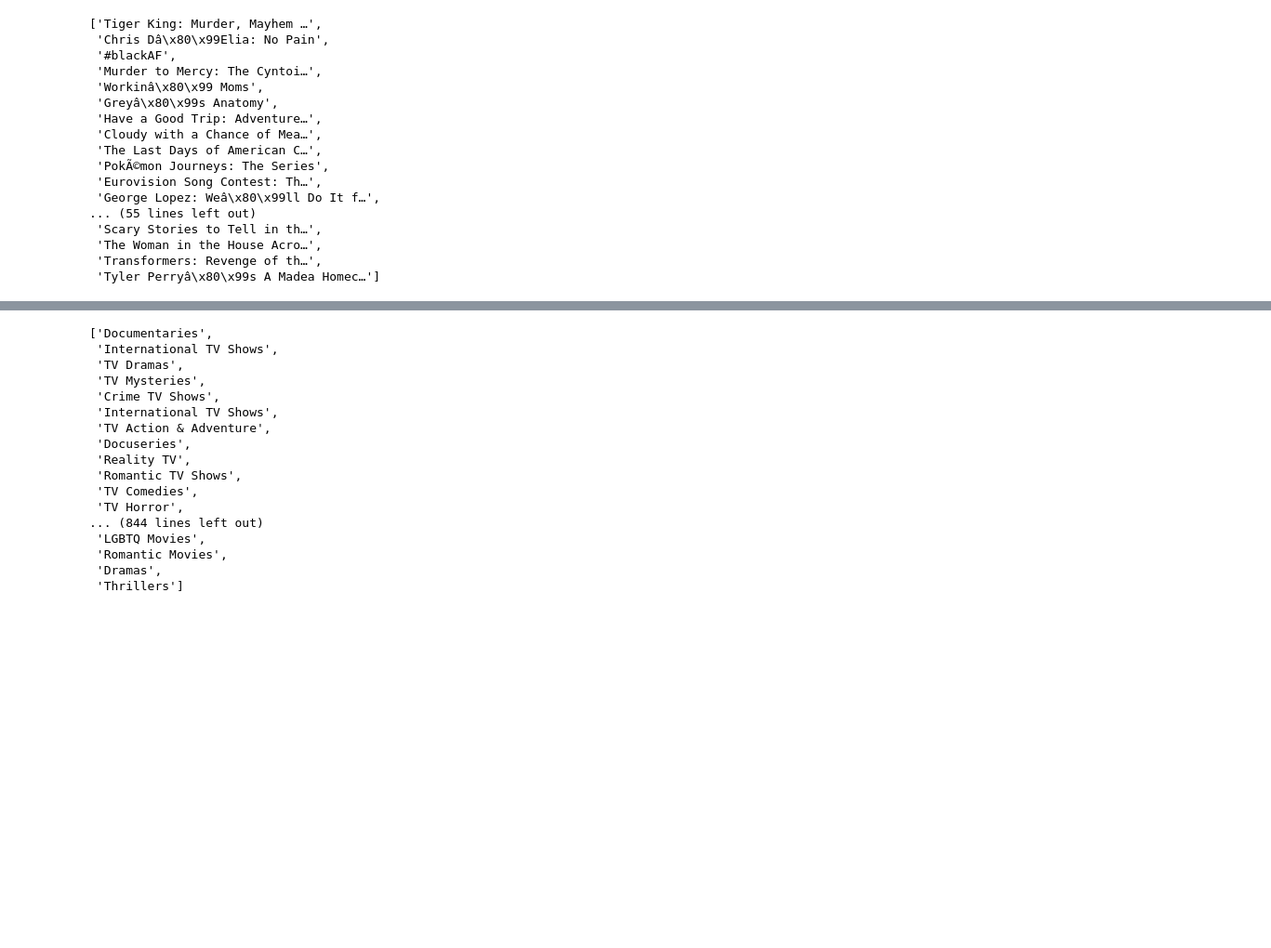
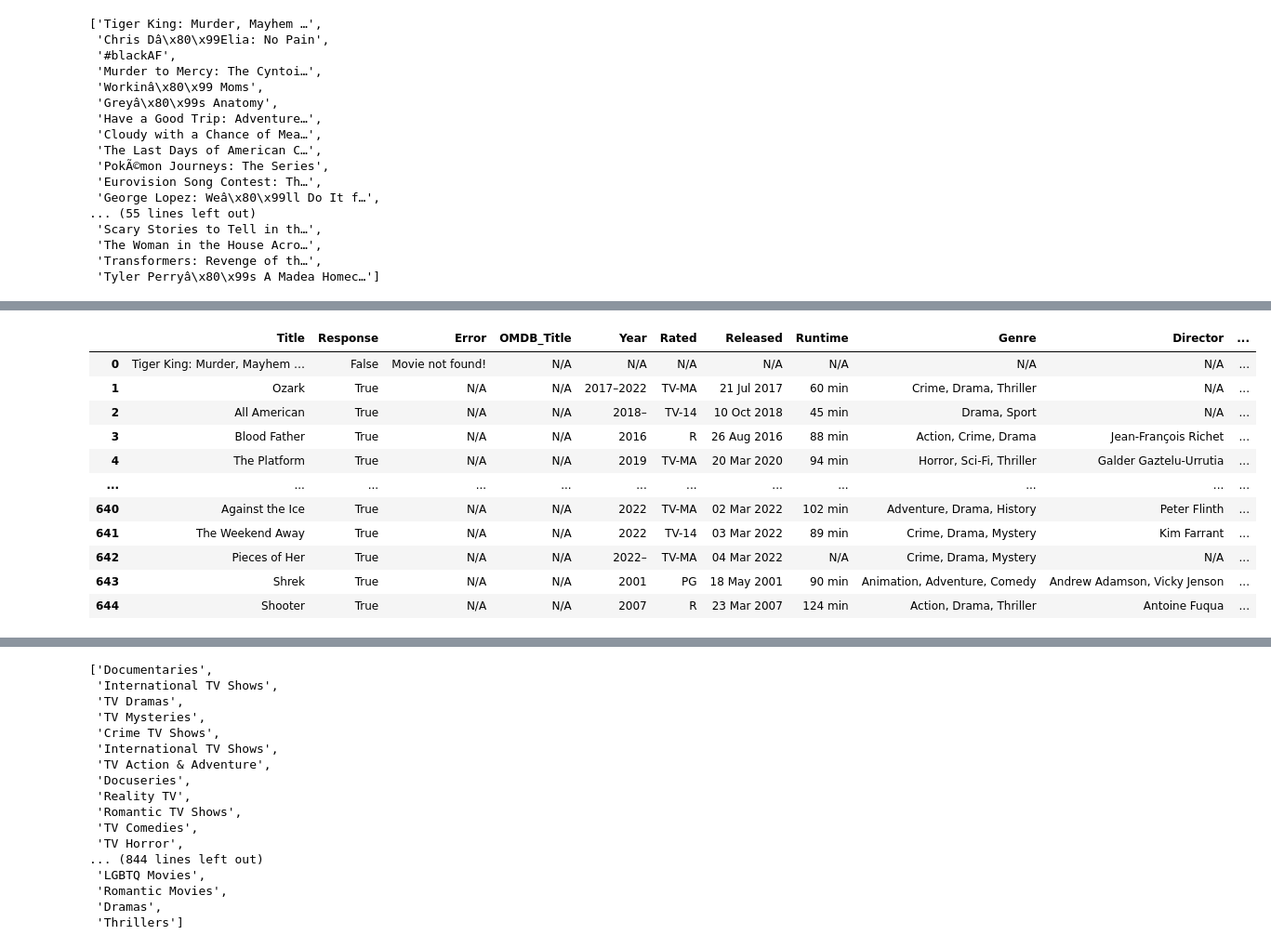
Before and after one commit to Costilrt/The-First-Project, a Jupyter notebook: netflix-project-matthew.ipynb, the cells around one changed output, grey strips where cells are left out. Shown: that part at 93% size. Cells and saved outputs as stored; diff of their text form; code cells hidden in the pictures; blank space fills up the shorter version.

Commit message:
I made a new CSV file with OMDB data, taking the titles from the netflix daily top 10

```diff
--- a/netflix-project-matthew.ipynb
+++ b/netflix-project-matthew.ipynb
@@ -313,0 +291,10 @@ netflix.loc[netflix["Title"] == "Ozark"]
+# %%
+# The goal here is to turn the json data we got from the api into a dataframe and save it as a csv file, then merge it
+# So I first find the all the different pieces of data that json_data contains
+columns = []
+
+for title in titles:
+    for entry in json_data[title]:
+        if entry not in columns:
+            columns.append(entry)
+columns
@@ -313,0 +319,72 @@ netflix.loc[netflix["Title"] == "Ozark"]
+# %%
+# Now that I know all the different pieces of data I can make a dictionary that I'll turn into a dataframe
+
+omdb_data_dict = {
+ 'Title': [],
+ 'Response': [],
+ 'Error': [],
+ 'OMDB_Title': [],
+ 'Year' : [],
+ 'Rated' : [],
+ 'Released' : [],
+ 'Runtime' : [],
+ 'Genre' : [],
+ 'Director' : [],
+ 'Writer' : [],
+ 'Actors' : [],
+ 'Plot' : [],
+ 'Language' : [],
+ 'Country' : [],
+ 'Awards' : [],
+ 'Poster' : [],
+ 'Ratings' : [],
+ 'Metascore' : [],
+ 'imdbRating' : [],
+ 'imdbVotes' : [],
+ 'imdbID' : [],
+ 'Type' : [],
+ 'totalSeasons' : [],
+ 'DVD' : [],
+ 'BoxOffice': [],
+ 'Production': [],
+ 'Website': []
+}
+
+# loop through all the titles that we have
+for title in titles:
+    # Then loop through all the keys in the dictionary that we're trying to create
+    for key in omdb_data_dict:
+
+        # If the title in json_data doesn't have the appropriate column then I want to add N/A as a string so the lists
+        # in the dictionary are all the same length so it can all be put into a dataframe
+        # I use N/A since thats what the api uses for missing data so its consistent
+        try:
+            omdb_data_dict[key].append(json_data[title][key])
+        except:
+
+            # I don't want to fill the title column with N/A since I want to merg on that later
+            if key == "Title":
+                omdb_data_dict[key].append(title)
+            else:
+                omdb_data_dict[key].append("N/A")
+
+
+
+# With the dictionary complete let's turn it into a dataframe
+
+omdb_df = pd.DataFrame(omdb_data_dict)
+omdb_df.to_csv("resources/netflix-daily-top-10-plus-omdb-data.csv")
+omdb_df
+# %% [output]
+|  | Title | Response | Error | OMDB_Title | Year | Rated | Released | Runtime | Genre | Director | ... |
+| 0 | Tiger King: Murder, Mayhem … | False | Movie not found! | N/A | N/A | N/A | N/A | N/A | N/A | N/A | ... |
+| 1 | Ozark | True | N/A | N/A | 2017–2022 | TV-MA | 21 Jul 2017 | 60 min | Crime, Drama, Thriller | N/A | ... |
+| 2 | All American | True | N/A | N/A | 2018– | TV-14 | 10 Oct 2018 | 45 min | Drama, Sport | N/A | ... |
+| 3 | Blood Father | True | N/A | N/A | 2016 | R | 26 Aug 2016 | 88 min | Action, Crime, Drama | Jean-François Richet | ... |
+| 4 | The Platform | True | N/A | N/A | 2019 | TV-MA | 20 Mar 2020 | 94 min | Horror, Sci-Fi, Thriller | Galder Gaztelu-Urrutia | ... |
+| ... | ... | ... | ... | ... | ... | ... | ... | ... | ... | ... | ... |
+| 640 | Against the Ice | True | N/A | N/A | 2022 | TV-MA | 02 Mar 2022 | 102 min | Adventure, Drama, History | Peter Flinth | ... |
+| 641 | The Weekend Away | True | N/A | N/A | 2022 | TV-14 | 03 Mar 2022 | 89 min | Crime, Drama, Mystery | Kim Farrant | ... |
+| 642 | Pieces of Her | True | N/A | N/A | 2022– | TV-MA | 04 Mar 2022 | N/A | Crime, Drama, Mystery | N/A | ... |
+| 643 | Shrek | True | N/A | N/A | 2001 | PG | 18 May 2001 | 90 min | Animation, Adventure, Comedy | Andrew Adamson, Vicky Jenson | ... |
+| 644 | Shooter | True | N/A | N/A | 2007 | R | 23 Mar 2007 | 124 min | Action, Drama, Thriller | Antoine Fuqua | ... |
```
Also changed, not shown: parts of 8 cells of this notebook, 2 other files.
